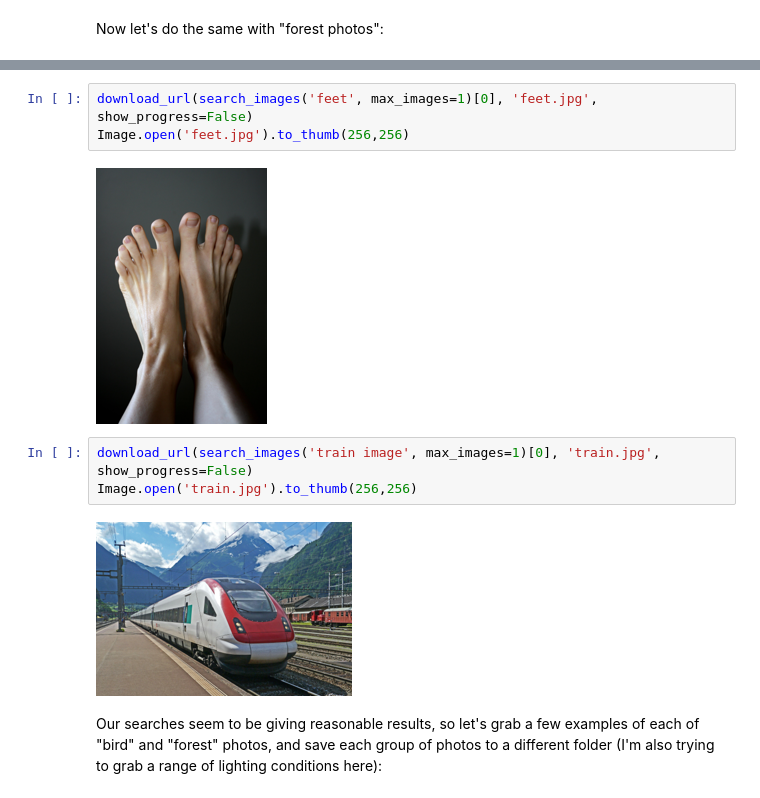
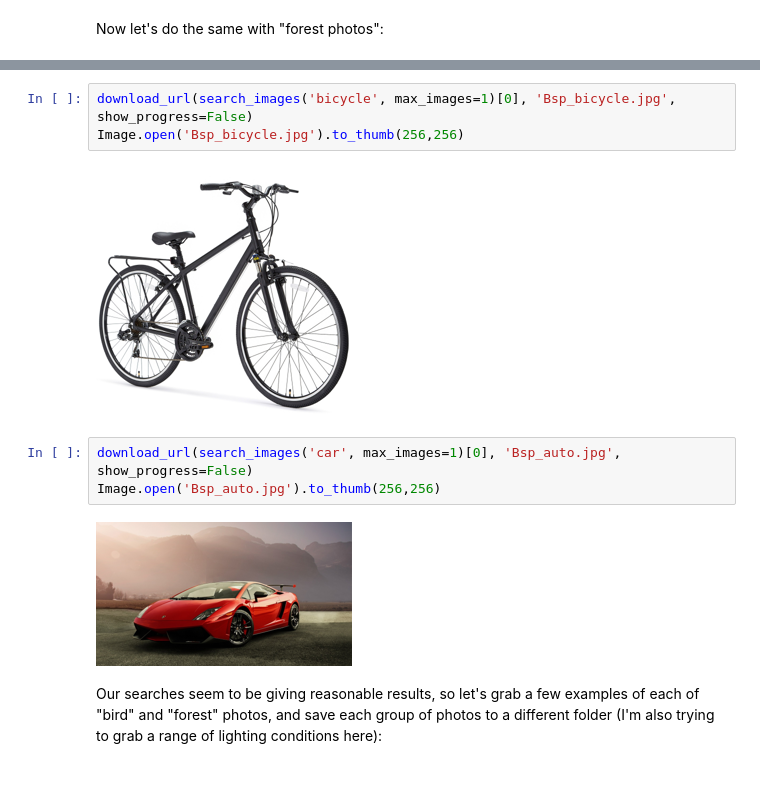
Before and after one commit to e-prossinger/CarbonFootprint_TechLab, a Jupyter notebook: individual_notebooks/Prossinger/image_classification/fast-ai-1-is-it-a-bird-creating-a-model-from-yo.ipynb, the cells around one changed output, grey strips where cells are left out. Drawn from its saved outputs; the diff is of its cells as text.

```diff
--- a/individual_notebooks/Prossinger/image_classification/fast-ai-1-is-it-a-bird-creating-a-model-from-yo.ipynb
+++ b/individual_notebooks/Prossinger/image_classification/fast-ai-1-is-it-a-bird-creating-a-model-from-yo.ipynb
@@ -76,13 +81,13 @@ Now let's do the same with "forest photos":
 # %%
-download_url(search_images('feet', max_images=1)[0], 'feet.jpg', show_progress=False)
-Image.open('feet.jpg').to_thumb(256,256)
+download_url(search_images('bicycle', max_images=1)[0], 'Bsp_bicycle.jpg', show_progress=False)
+Image.open('Bsp_bicycle.jpg').to_thumb(256,256)
 # %% [output]
-[figure, old version]
+[figure, new version]
 # %%
-download_url(search_images('train image', max_images=1)[0], 'train.jpg', show_progress=False)
-Image.open('train.jpg').to_thumb(256,256)
+download_url(search_images('car', max_images=1)[0], 'Bsp_auto.jpg', show_progress=False)
+Image.open('Bsp_auto.jpg').to_thumb(256,256)
 # %% [output]
-[figure, old version]
+[figure, new version]
 # %% [markdown]
 Our searches seem to be giving reasonable results, so let's grab a few examples of each of "bird" and "forest" photos, and save each group of photos to a different folder (I'm also trying to grab a range of lighting conditions here):
 # %%
```
Also changed, not shown: parts of 21 cells of this notebook.
